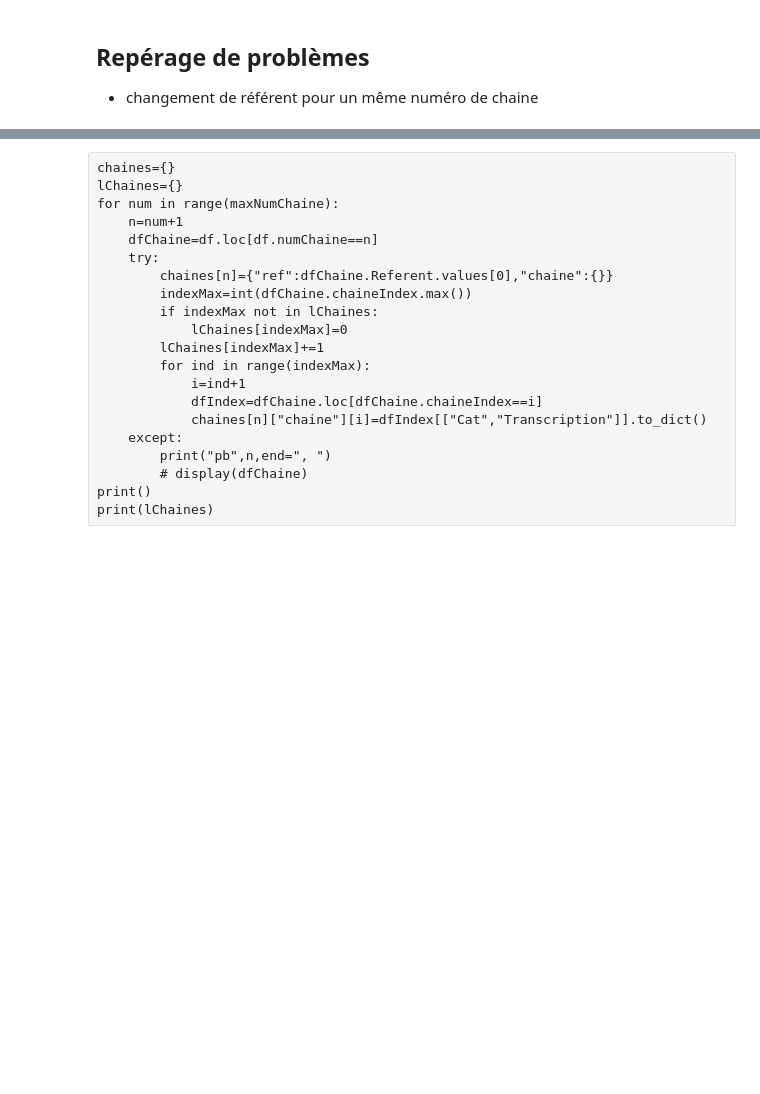
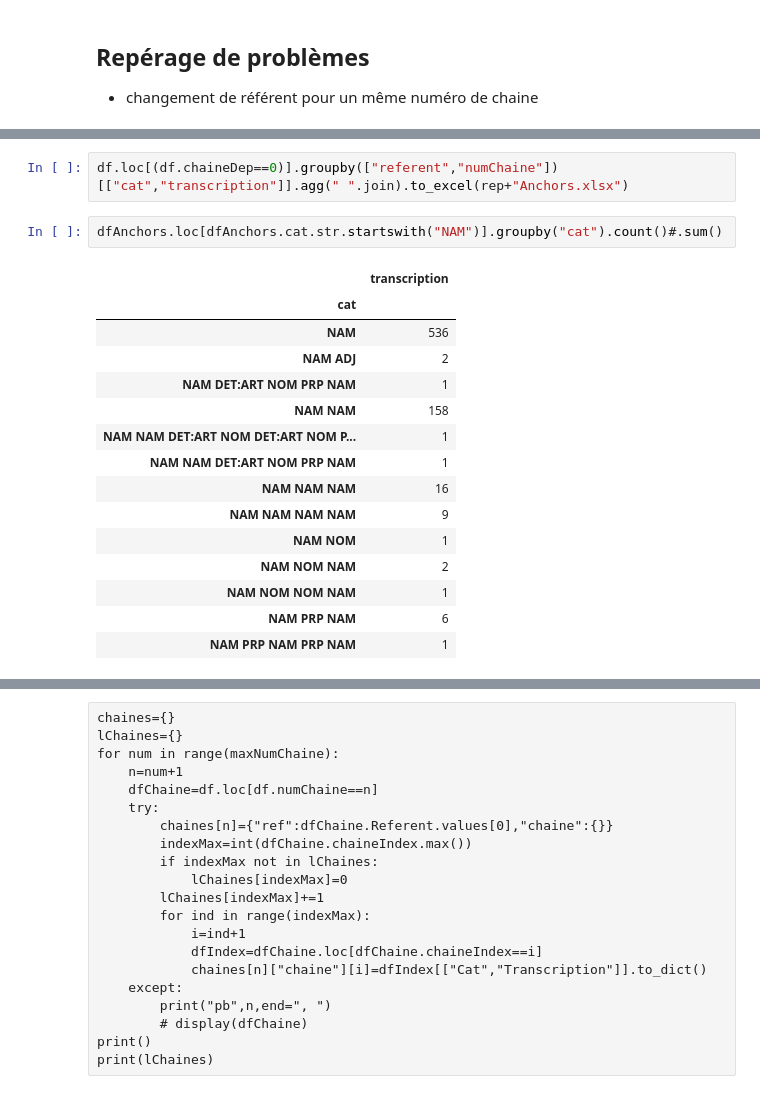
Before and after one commit to gboye/AMBK-SportsCom, a Jupyter notebook: Chaines/Chaines-Tables.ipynb, the cells around one changed output, grey strips where cells are left out. Drawn from its saved outputs; the diff is of its cells as text; blank space fills up the shorter version.

```diff
--- a/Chaines/Chaines-Tables.ipynb
+++ b/Chaines/Chaines-Tables.ipynb
@@ -86,0 +141,20 @@ array(['J-F10', 'J-A1', 'J-A9', 'J-A10', 'GPF', 'GPA', 'J-F2', 'J-F15',
+# %%
+df.loc[(df.chaineDep==0)].groupby(["referent","numChaine"])[["cat","transcription"]].agg(" ".join).to_excel(rep+"Anchors.xlsx")
+# %%
+dfAnchors.loc[dfAnchors.cat.str.startswith("NAM")].groupby("cat").count()#.sum()
+# %% [output]
+|  | transcription |
+| cat |  |
+| NAM | 536 |
+| NAM ADJ | 2 |
+| NAM DET:ART NOM PRP NAM | 1 |
+| NAM NAM | 158 |
+| NAM NAM DET:ART NOM DET:ART NOM P... | 1 |
+| NAM NAM DET:ART NOM PRP NAM | 1 |
+| NAM NAM NAM | 16 |
+| NAM NAM NAM NAM | 9 |
+| NAM NOM | 1 |
+| NAM NOM NAM | 2 |
+| NAM NOM NOM NAM | 1 |
+| NAM PRP NAM | 6 |
+| NAM PRP NAM PRP NAM | 1 |
```
Also changed, not shown: parts of 42 cells of this notebook.
